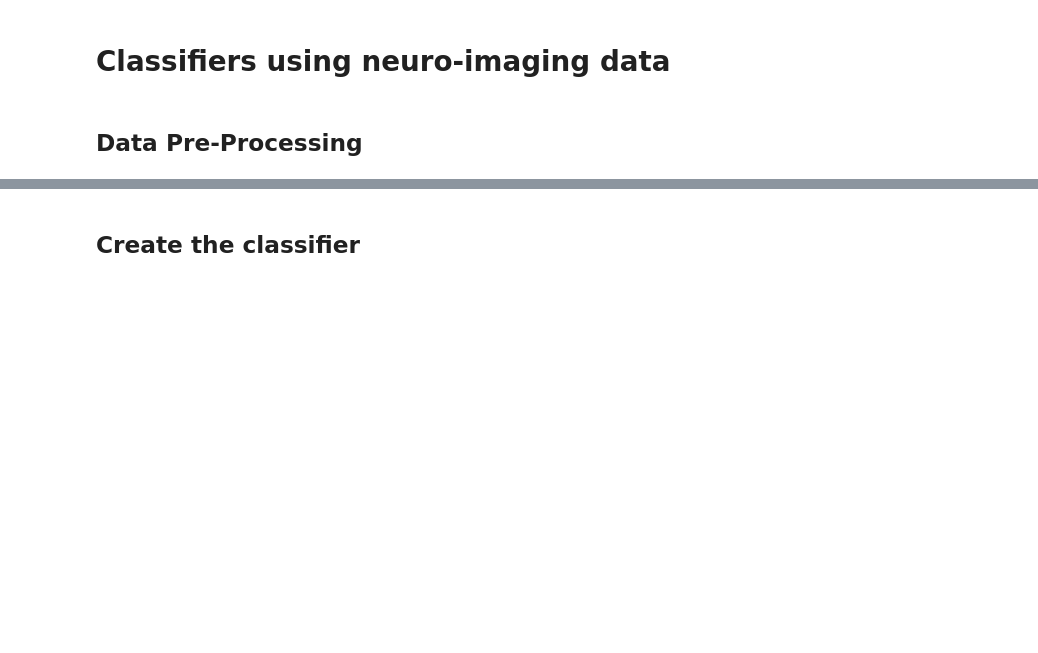
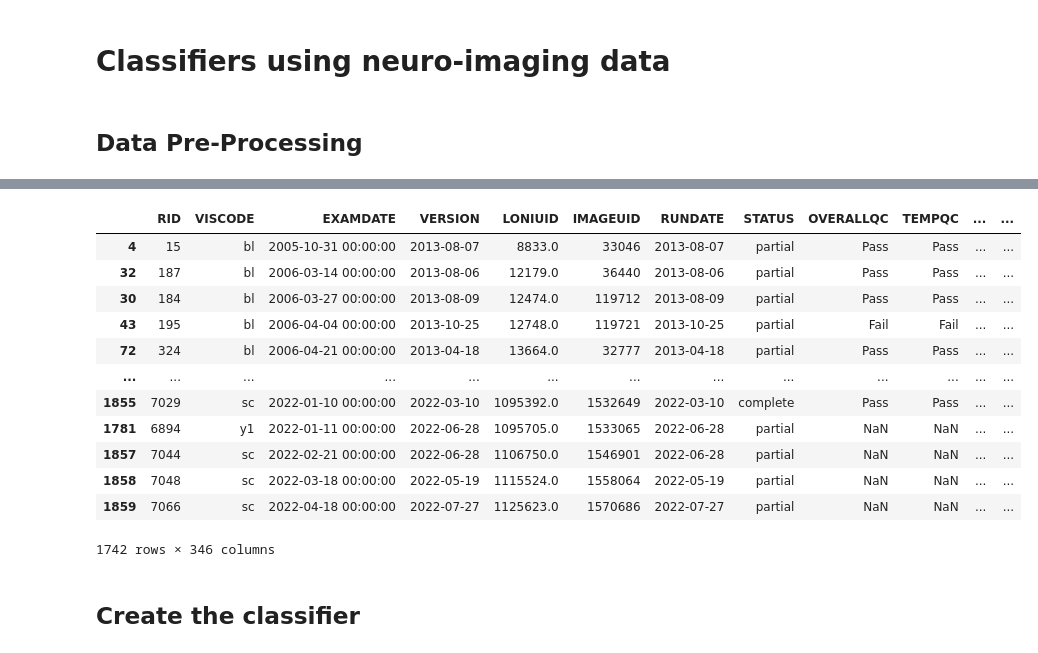
Before and after one commit to V1ncenttt/FYP-Alzheimer-Harmonisation, a Jupyter notebook: src/new_classifiers.ipynb, the cells around one changed output, grey strips where cells are left out. Drawn from its saved outputs; the diff is of its cells as text; code cells hidden in the pictures; blank space fills up the shorter version.

```diff
--- a/src/new_classifiers.ipynb
+++ b/src/new_classifiers.ipynb
@@ -84,3 +75,3 @@ img_dx3 = pd.merge(img_adni3, dx3[["VISCODE2", "RID", "DIAGNOSIS", "PTID"]], lef
 # %%
-(img_dx1['PTID'].append(img_dx2go['PTID'].append(img_dx3['PTID']))).nunique()
+imgdx2["PTID"].append(imgdx3['PTID'].append(imgdx1['PTID'])).nunique()
 # %% [output]
@@ -110,0 +79,5 @@ img[(img["DXCHANGE"] == 3) | (img["DXCHANGE"] == 5) |(img["DXCHANGE"] == 6)] = 3
+# %%
+
+imgdx2.loc[(imgdx2["DXCHANGE"] == 1) | (imgdx2["DXCHANGE"] == 4) |(imgdx2["DXCHANGE"] == 6), 'DXCHANGE'] = 1
+imgdx2.loc[(imgdx2["DXCHANGE"] == 2) | (imgdx2["DXCHANGE"] == 5) |(imgdx2["DXCHANGE"] == 7), 'DXCHANGE'] = 2
+imgdx2.loc[(imgdx2["DXCHANGE"] == 3) | (imgdx2["DXCHANGE"] == 8) |(imgdx2["DXCHANGE"] == 9), 'DXCHANGE'] = 3
@@ -111,3 +100,9 @@ img[(img["DXCHANGE"] == 3) | (img["DXCHANGE"] == 5) |(img["DXCHANGE"] == 6)] = 3
+# %%
+imgdx1.drop(["VISCODE", "VISCODE2", "PTID", "RID"], inplace=True, axis=1)
+imgdx2.drop(["VISCODE", "VISCODE2", "PTID", "RID"], inplace=True, axis=1)
+imgdx3.drop(["VISCODE", "VISCODE2", "PTID", "RID"], inplace=True, axis=1)
+
+img = imgdx1.append(imgdx2.append(imgdx3))
 # %%
 img['DIAGNOSIS'] = img['DIAGNOSIS'].fillna(img['DXCHANGE'])
 img['DIAGNOSIS'] = img['DIAGNOSIS'].fillna(img['DXCURREN'])
@@ -162,3 +246,19 @@ SVs
+# %%
+img
+# %% [output]
+|  | RID | VISCODE | EXAMDATE | VERSION | LONIUID | IMAGEUID | RUNDATE | STATUS | OVERALLQC | TEMPQC | ... | ... |
+| 4 | 15 | bl | 2005-10-31 00:00:00 | 2013-08-07 | 8833.0 | 33046 | 2013-08-07 | partial | Pass | Pass | ... | ... |
+| 32 | 187 | bl | 2006-03-14 00:00:00 | 2013-08-06 | 12179.0 | 36440 | 2013-08-06 | partial | Pass | Pass | ... | ... |
+| 30 | 184 | bl | 2006-03-27 00:00:00 | 2013-08-09 | 12474.0 | 119712 | 2013-08-09 | partial | Pass | Pass | ... | ... |
+| 43 | 195 | bl | 2006-04-04 00:00:00 | 2013-10-25 | 12748.0 | 119721 | 2013-10-25 | partial | Fail | Fail | ... | ... |
+| 72 | 324 | bl | 2006-04-21 00:00:00 | 2013-04-18 | 13664.0 | 32777 | 2013-04-18 | partial | Pass | Pass | ... | ... |
+| ... | ... | ... | ... | ... | ... | ... | ... | ... | ... | ... | ... | ... |
+| 1855 | 7029 | sc | 2022-01-10 00:00:00 | 2022-03-10 | 1095392.0 | 1532649 | 2022-03-10 | complete | Pass | Pass | ... | ... |
+| 1781 | 6894 | y1 | 2022-01-11 00:00:00 | 2022-06-28 | 1095705.0 | 1533065 | 2022-06-28 | partial | NaN | NaN | ... | ... |
+| 1857 | 7044 | sc | 2022-02-21 00:00:00 | 2022-06-28 | 1106750.0 | 1546901 | 2022-06-28 | partial | NaN | NaN | ... | ... |
+| 1858 | 7048 | sc | 2022-03-18 00:00:00 | 2022-05-19 | 1115524.0 | 1558064 | 2022-05-19 | partial | NaN | NaN | ... | ... |
+| 1859 | 7066 | sc | 2022-04-18 00:00:00 | 2022-07-27 | 1125623.0 | 1570686 | 2022-07-27 | partial | NaN | NaN | ... | ... |
+1742 rows × 346 columns
 # %% [markdown]
 ## Create the classifier
 # %% [markdown]
```
Also changed, not shown: parts of 31 cells of this notebook, 1 other file.
